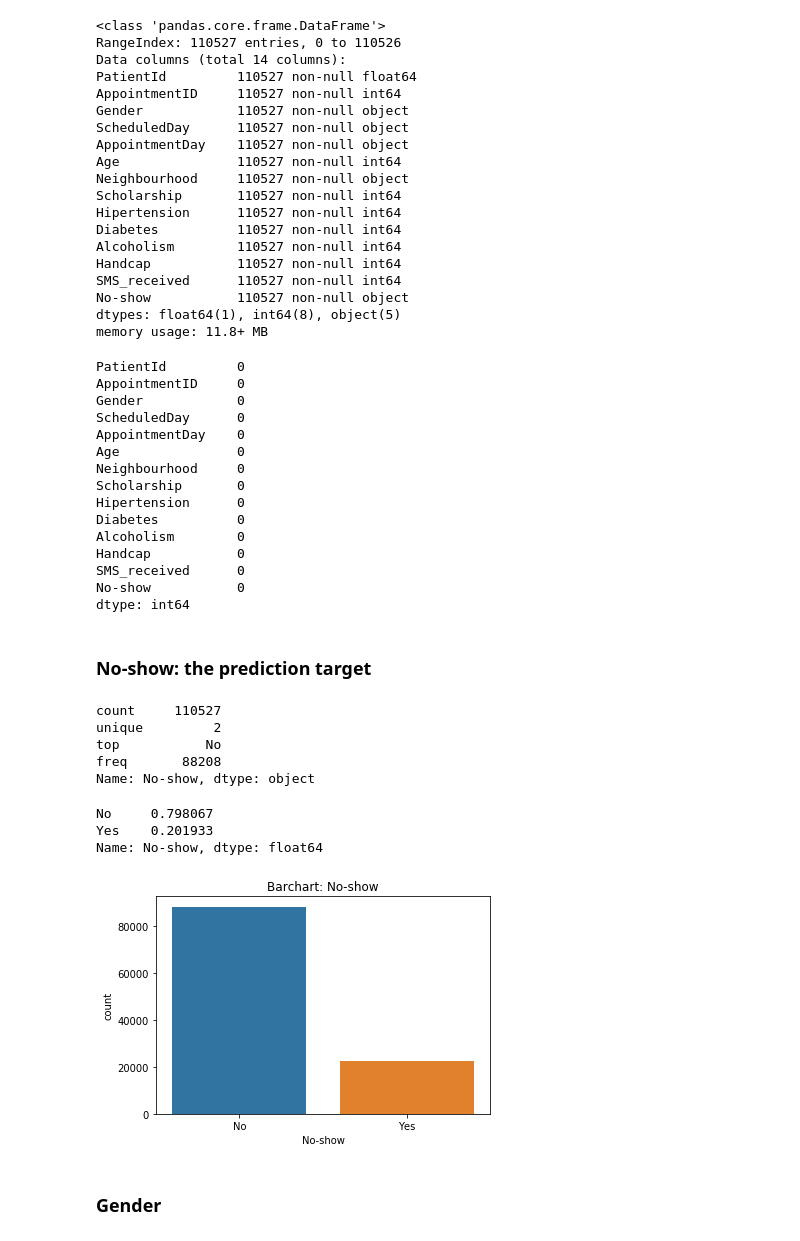
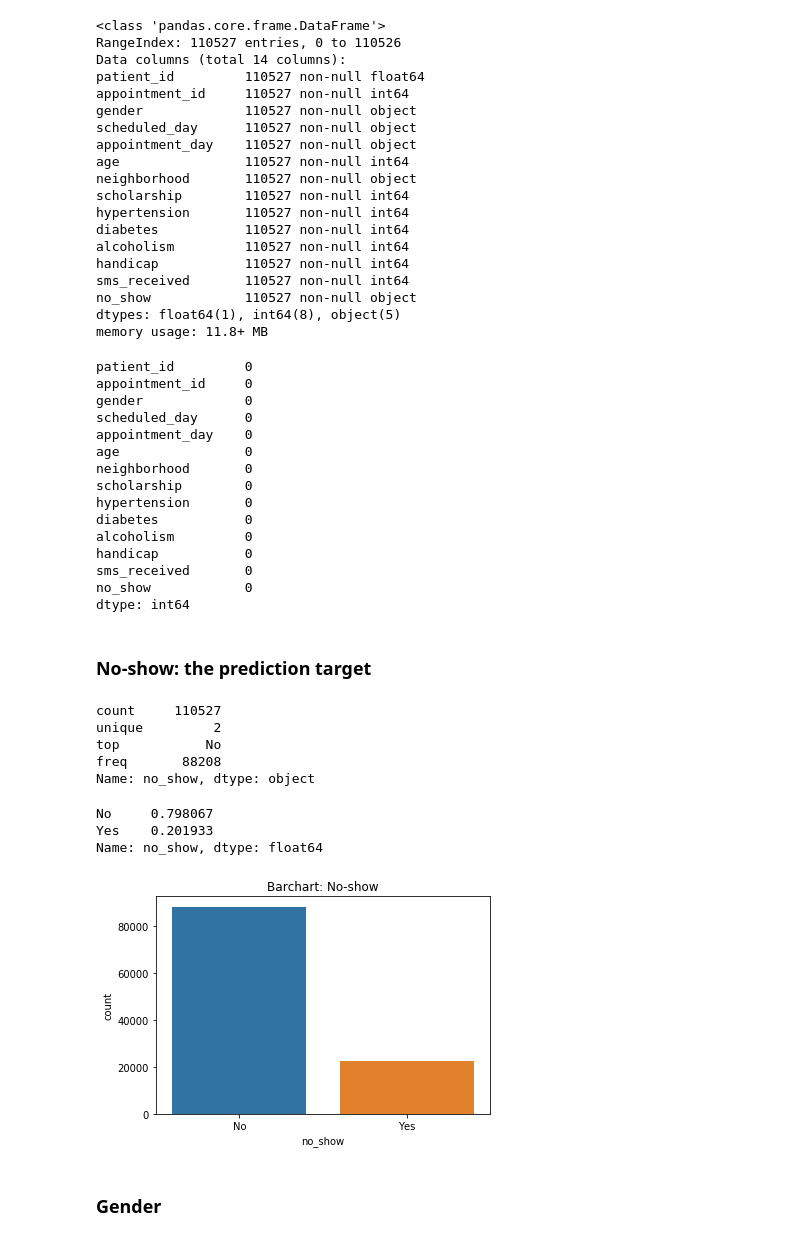
Before and after one commit to andrewboho/thinkful-data-science-bootcamp, a Jupyter notebook: bootcamp/capstone/supervised_learning_capstone.ipynb, the cells around one changed output. Cells and saved outputs as stored; diff of their text form; code cells hidden in the pictures.

```diff
--- a/bootcamp/capstone/supervised_learning_capstone.ipynb
+++ b/bootcamp/capstone/supervised_learning_capstone.ipynb
@@ -13,5 +14,8 @@ warnings.filterwarnings("ignore")
 # %%
 raw_data = pd.read_csv("KaggleV2-May-2016.csv")
+raw_data.columns = ["patient_id", "appointment_id", "gender", "scheduled_day", "appointment_day",
+                   "age", "neighborhood", "scholarship", "hypertension", "diabetes", "alcoholism",
+                   "handicap", "sms_received", "no_show"]
 print("Rows: {}\nColumns: {}".format(raw_data.shape[0], raw_data.shape[1]))
 raw_data.head()
 # %% [output]
@@ -29,62 +33,62 @@ raw_data.info()
 <class 'pandas.core.frame.DataFrame'>
 RangeIndex: 110527 entries, 0 to 110526
 Data columns (total 14 columns):
-PatientId         110527 non-null float64
-AppointmentID     110527 non-null int64
-Gender            110527 non-null object
-ScheduledDay      110527 non-null object
-AppointmentDay    110527 non-null object
-Age               110527 non-null int64
-Neighbourhood     110527 non-null object
-Scholarship       110527 non-null int64
-Hipertension      110527 non-null int64
-Diabetes          110527 non-null int64
-Alcoholism        110527 non-null int64
-Handcap           110527 non-null int64
-SMS_received      110527 non-null int64
-No-show           110527 non-null object
+patient_id         110527 non-null float64
+appointment_id     110527 non-null int64
+gender             110527 non-null object
+scheduled_day      110527 non-null object
+appointment_day    110527 non-null object
+age                110527 non-null int64
+neighborhood       110527 non-null object
+scholarship        110527 non-null int64
+hypertension       110527 non-null int64
+diabetes           110527 non-null int64
+alcoholism         110527 non-null int64
+handicap           110527 non-null int64
+sms_received       110527 non-null int64
+no_show            110527 non-null object
 dtypes: float64(1), int64(8), object(5)
 memory usage: 11.8+ MB
 # %%
 raw_data.isnull().sum()
 # %% [output]
-PatientId         0
-AppointmentID     0
-Gender            0
-ScheduledDay      0
-AppointmentDay    0
-Age               0
-Neighbourhood     0
-Scholarship       0
-Hipertension      0
-Diabetes          0
-Alcoholism        0
-Handcap           0
-SMS_received      0
-No-show           0
+patient_id         0
+appointment_id     0
+gender             0
+scheduled_day      0
+appointment_day    0
+age                0
+neighborhood       0
+scholarship        0
+hypertension       0
+diabetes           0
+alcoholism         0
+handicap           0
+sms_received       0
+no_show            0
 dtype: int64
 # %% [markdown]
 ### No-show: the prediction target
 # %%
-raw_data["No-show"].describe()
+raw_data["no_show"].describe()
 # %% [output]
 count     110527
 unique         2
 top           No
 freq       88208
-Name: No-show, dtype: object
+Name: no_show, dtype: object
 # %%
-raw_data["No-show"].value_counts(normalize=True)
+raw_data["no_show"].value_counts(normalize=True)
 # %% [output]
 No     0.798067
 Yes    0.201933
-Name: No-show, dtype: float64
+Name: no_show, dtype: float64
 # %%
-s = sns.countplot("No-show", data=raw_data)
+s = sns.countplot("no_show", data=raw_data)
 s.set_title("Barchart: No-show")
 plt.show()
 # %% [output]
-[figure, old version]
+[figure, new version]
 # %% [markdown]
 ### Gender
 # %%
```
Also changed, not shown: parts of 50 cells of this notebook.
